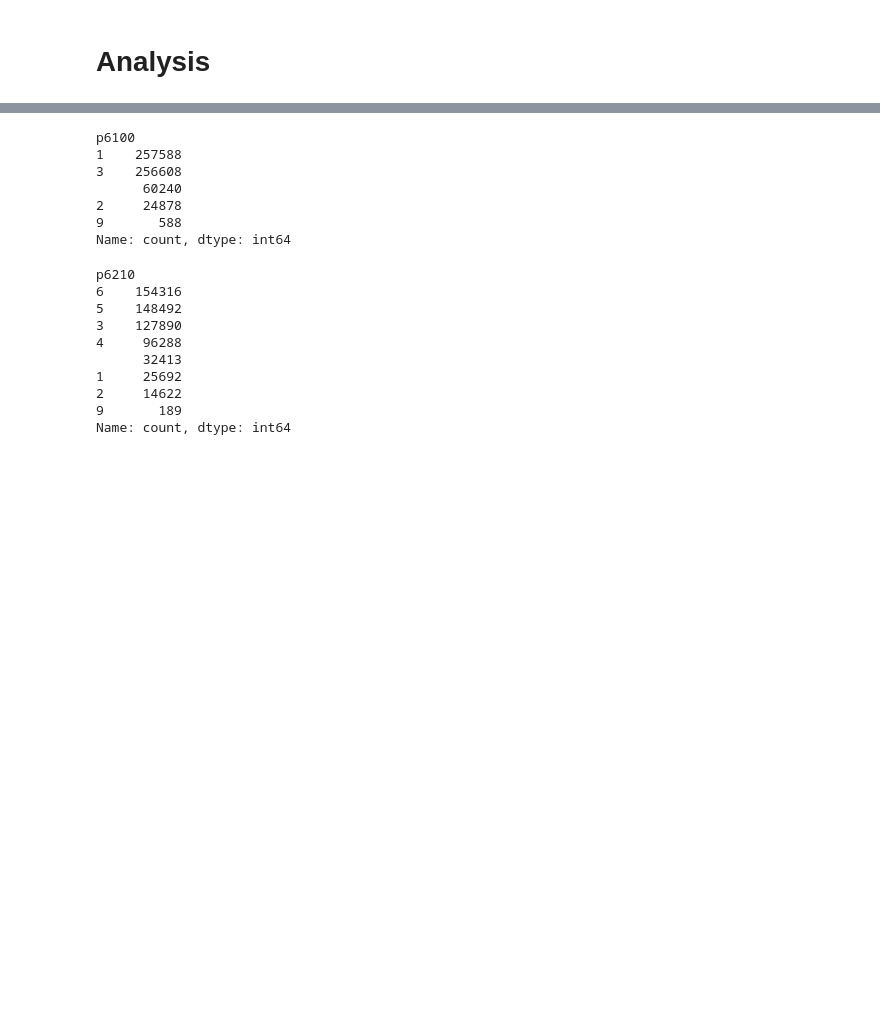
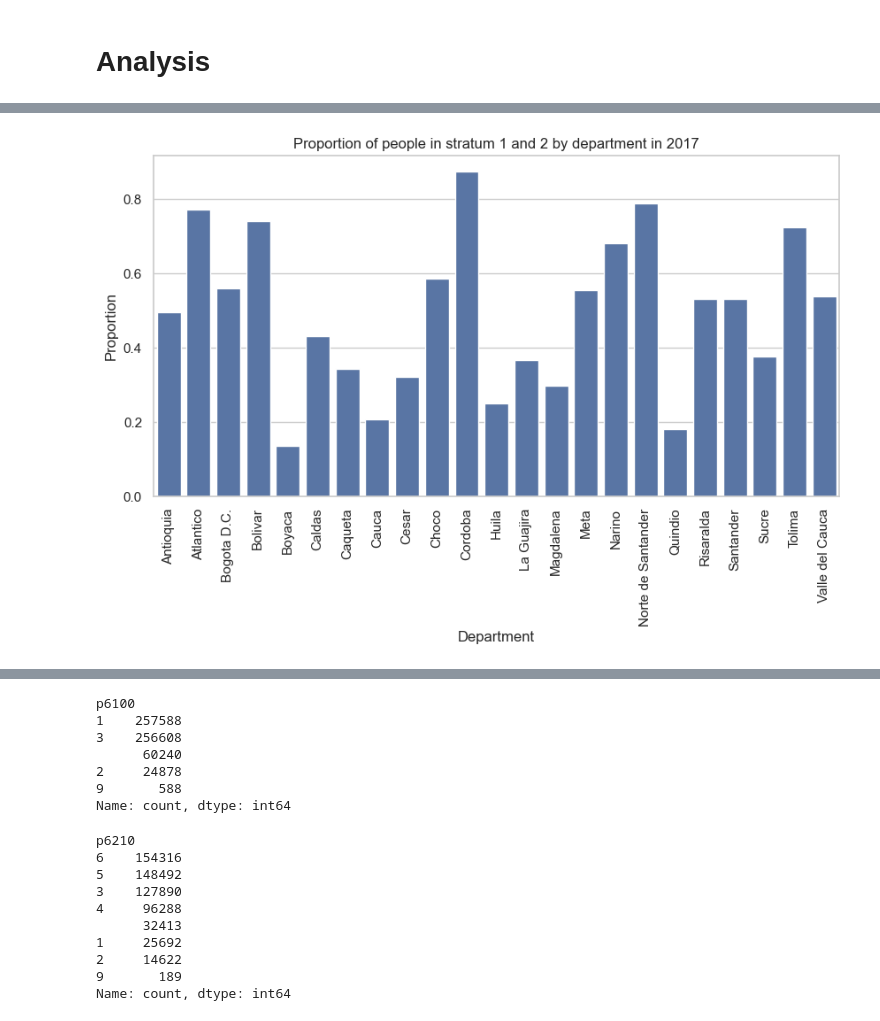
Before and after one commit to dalejandroabel/NASA-Space-Apps, a Jupyter notebook: notebooks/national.ipynb, the cells around one changed output, grey strips where cells are left out. Cells and saved outputs as stored; diff of their text form; code cells hidden in the pictures; blank space fills up the shorter version.

```diff
--- a/notebooks/national.ipynb
+++ b/notebooks/national.ipynb
@@ -110,7 +136,7 @@ df_per = pd.concat([df_per2017, df_per2018, df_per2019, df_per2020, df_per2021,
 # %%
-def filter_data(df, output, **kwargs):
+def give_people(df, **kwargs):
     # Check if the country, year, disaster type and geolocation are not None
     for key, value in kwargs.items():
         if value is not None:
             df = df[df[key] == value]
-    df
+    return df
@@ -117,2 +159,10 @@ def filter_data(df, output, **kwargs):
 # %% [markdown]
 # Analysis
+# %%
+df_per2017 = give_people(df_per, año = 2017)
+df_per2018 = give_people(df_per, año = 2018)
+df_per2019 = give_people(df_per, año = 2019)
+df_per2020 = give_people(df_per, año = 2020)
+df_per2021 = give_people(df_per, año = 2021)
+df_per2022 = give_people(df_per, año = 2022)
+df_per2023 = give_people(df_per, año = 2023)
@@ -118,0 +314,16 @@ def filter_data(df, output, **kwargs):
+# %%
+# Graph of the stratum 1 and 2 by city with seaborn
+
+import seaborn as sns
+
+sns.set_theme(style = 'whitegrid')
+plt.figure(figsize = (10, 5))
+sns.barplot(x = cbaj17_dep.index, y = cbaj17_dep.values)
+plt.title('Proportion of people in stratum 1 and 2 by department in 2017')
+plt.xlabel('Department')
+plt.ylabel('Proportion')
+# Rotate the x-axis labels
+plt.xticks(rotation = 90)
+plt.show()
+# %% [output]
+[figure, added]
```
Also changed, not shown: parts of 25 cells of this notebook, 5 other files.
